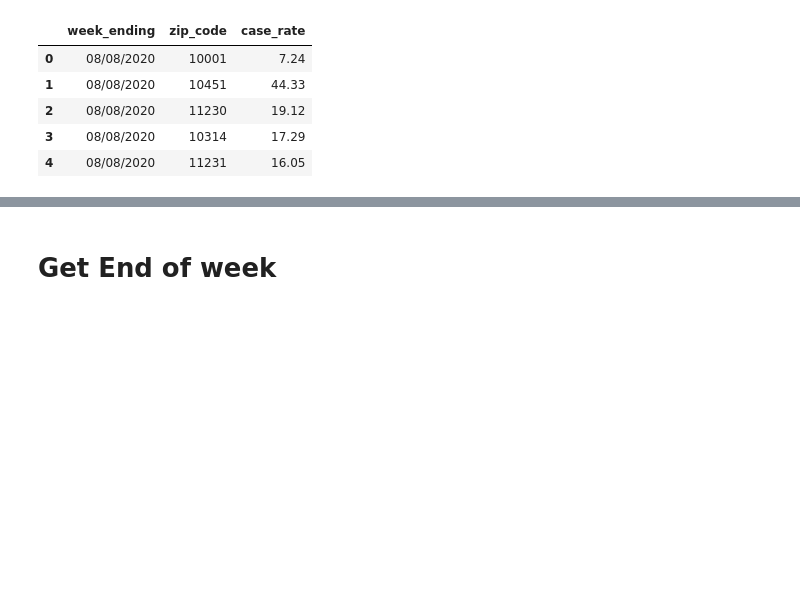
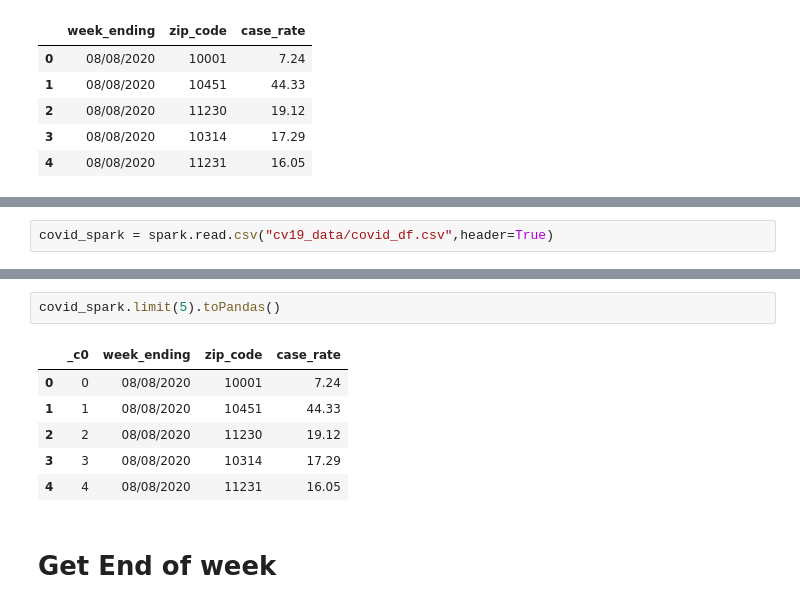
Before and after one commit to jcanque777/covid_citibike, a Jupyter notebook: extract_transform.ipynb, the cells around one changed output, grey strips where cells are left out. Cells and saved outputs as stored; diff of their text form; blank space fills up the shorter version.

```diff
--- a/extract_transform.ipynb
+++ b/extract_transform.ipynb
@@ -215,0 +254,2 @@ covid_df.head()
+# %%
+covid_spark = spark.read.csv("cv19_data/covid_df.csv",header=True)
@@ -216,3 +264,12 @@ covid_df.head()
+# %%
+covid_spark.limit(5).toPandas()
+# %% [output]
+|  | _c0 | week_ending | zip_code | case_rate |
+| 0 | 0 | 08/08/2020 | 10001 | 7.24 |
+| 1 | 1 | 08/08/2020 | 10451 | 44.33 |
+| 2 | 2 | 08/08/2020 | 11230 | 19.12 |
+| 3 | 3 | 08/08/2020 | 10314 | 17.29 |
+| 4 | 4 | 08/08/2020 | 11231 | 16.05 |
 # %% [markdown]
 # Get End of week
 # %%
```
Also changed, not shown: parts of 8 cells of this notebook.
